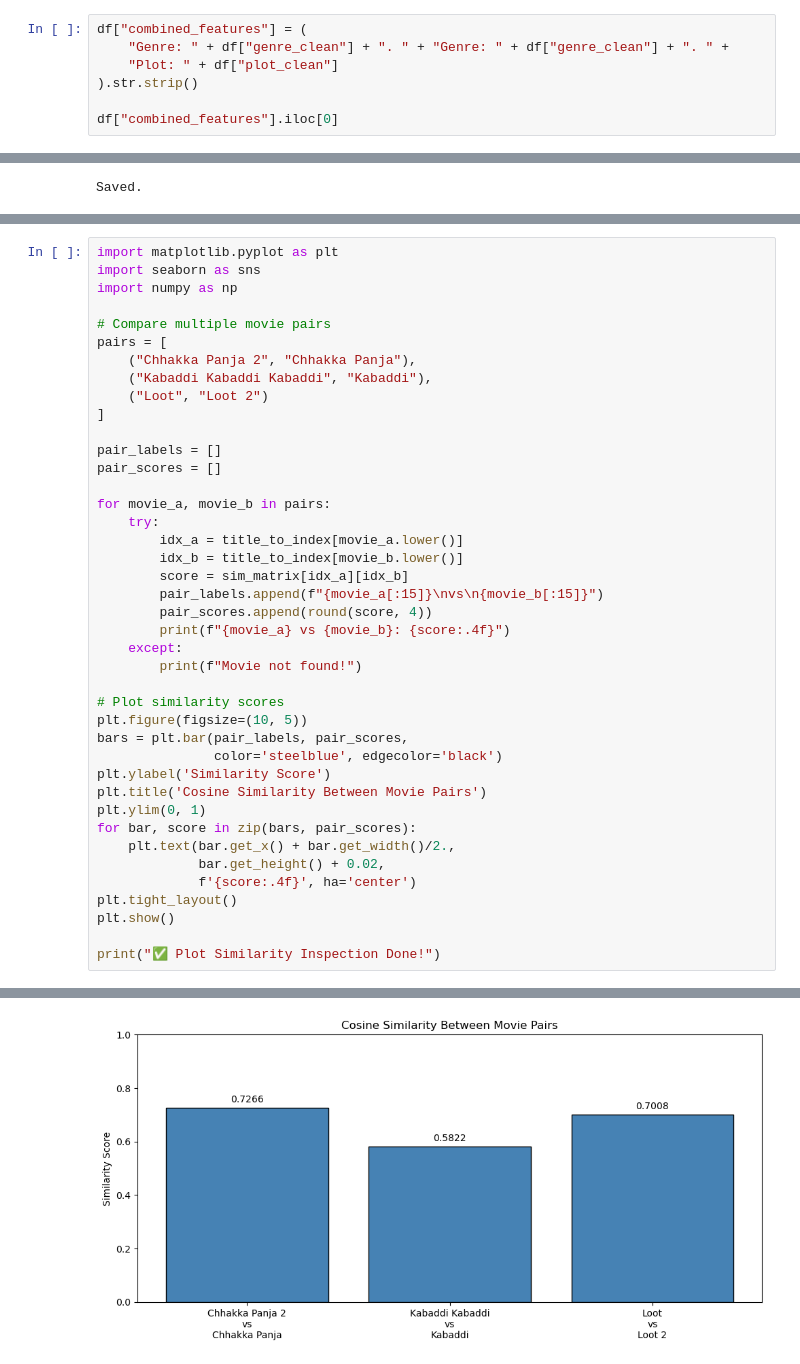
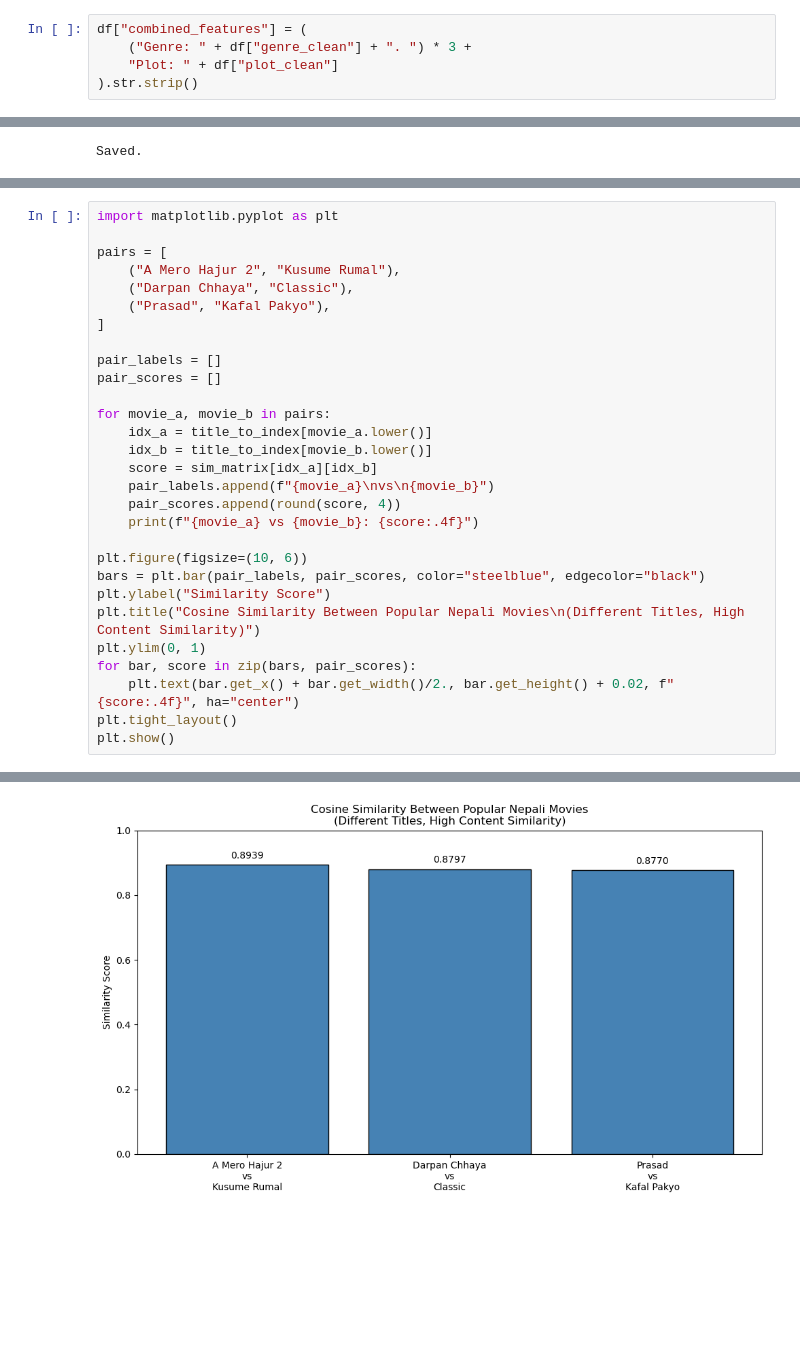
Before and after one commit to bibhushangc18/Nepali-movie-recommendation, a Jupyter notebook: movie_recommender.ipynb, the cells around one changed output, grey strips where cells are left out. Saved outputs shown, nothing was run; the diff lists cells and outputs as text; blank space fills up the shorter version.

```diff
--- a/movie_recommender.ipynb
+++ b/movie_recommender.ipynb
@@ -102,8 +82,6 @@ array(['Comedy, Drama', 'Comedy', 'Romance', 'Comedy, Drama, Romance',
        'Short, Drama'], dtype=object)
 # %%
 df["combined_features"] = (
-    "Genre: " + df["genre_clean"] + ". " + "Genre: " + df["genre_clean"] + ". " +
+    ("Genre: " + df["genre_clean"] + ". ") * 3 +
     "Plot: " + df["plot_clean"]
 ).str.strip()
-
-df["combined_features"].iloc[0]
@@ -255,42 +211,30 @@ Cosine similarity: 0.726576
 # %%
 import matplotlib.pyplot as plt
-import seaborn as sns
-import numpy as np
 
-# Compare multiple movie pairs
 pairs = [
-    ("Chhakka Panja 2", "Chhakka Panja"),
-    ("Kabaddi Kabaddi Kabaddi", "Kabaddi"),
-    ("Loot", "Loot 2")
+    ("A Mero Hajur 2", "Kusume Rumal"),
+    ("Darpan Chhaya", "Classic"),
+    ("Prasad", "Kafal Pakyo"),
 ]
 
 pair_labels = []
 pair_scores = []
 
 for movie_a, movie_b in pairs:
-    try:
-        idx_a = title_to_index[movie_a.lower()]
-        idx_b = title_to_index[movie_b.lower()]
-        score = sim_matrix[idx_a][idx_b]
-        pair_labels.append(f"{movie_a[:15]}\nvs\n{movie_b[:15]}")
-        pair_scores.append(round(score, 4))
-        print(f"{movie_a} vs {movie_b}: {score:.4f}")
-    except:
-        print(f"Movie not found!")
+    idx_a = title_to_index[movie_a.lower()]
+    idx_b = title_to_index[movie_b.lower()]
+    score = sim_matrix[idx_a][idx_b]
+    pair_labels.append(f"{movie_a}\nvs\n{movie_b}")
+    pair_scores.append(round(score, 4))
+    print(f"{movie_a} vs {movie_b}: {score:.4f}")
 
-# Plot similarity scores
-plt.figure(figsize=(10, 5))
-bars = plt.bar(pair_labels, pair_scores,
-               color='steelblue', edgecolor='black')
-plt.ylabel('Similarity Score')
-plt.title('Cosine Similarity Between Movie Pairs')
+plt.figure(figsize=(10, 6))
+bars = plt.bar(pair_labels, pair_scores, color="steelblue", edgecolor="black")
+plt.ylabel("Similarity Score")
+plt.title("Cosine Similarity Between Popular Nepali Movies\n(Different Titles, High Content Similarity)")
 plt.ylim(0, 1)
 for bar, score in zip(bars, pair_scores):
-    plt.text(bar.get_x() + bar.get_width()/2.,
-             bar.get_height() + 0.02,
-             f'{score:.4f}', ha='center')
+    plt.text(bar.get_x() + bar.get_width()/2., bar.get_height() + 0.02, f"{score:.4f}", ha="center")
 plt.tight_layout()
 plt.show()
-
-print("✅ Plot Similarity Inspection Done!")
 # %% [output]
@@ -300 +244 @@ Loot vs Loot 2: 0.7008
-[figure, old version]
+[figure, new version]
```
Also changed, not shown: parts of 10 cells of this notebook, 2 other files.
